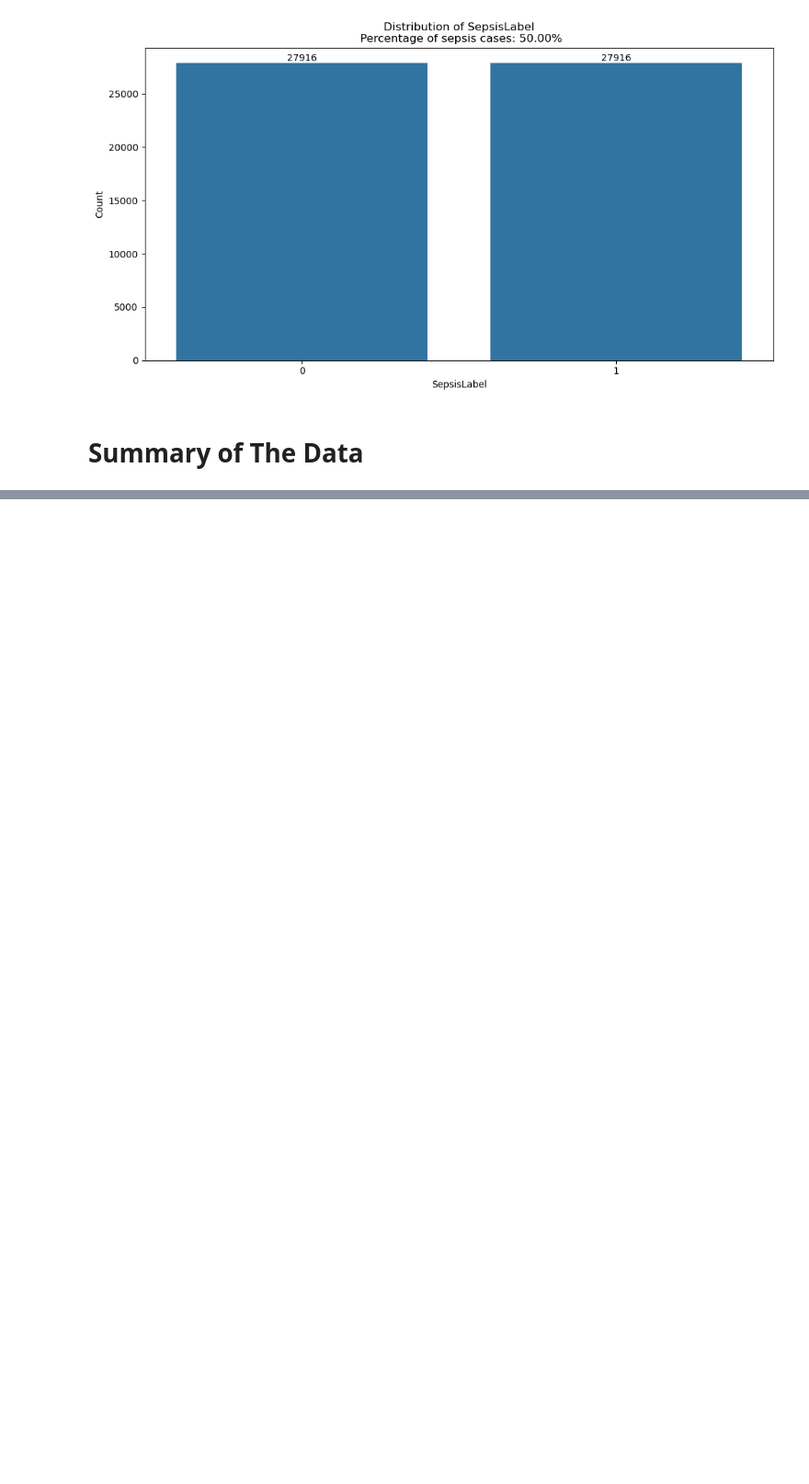
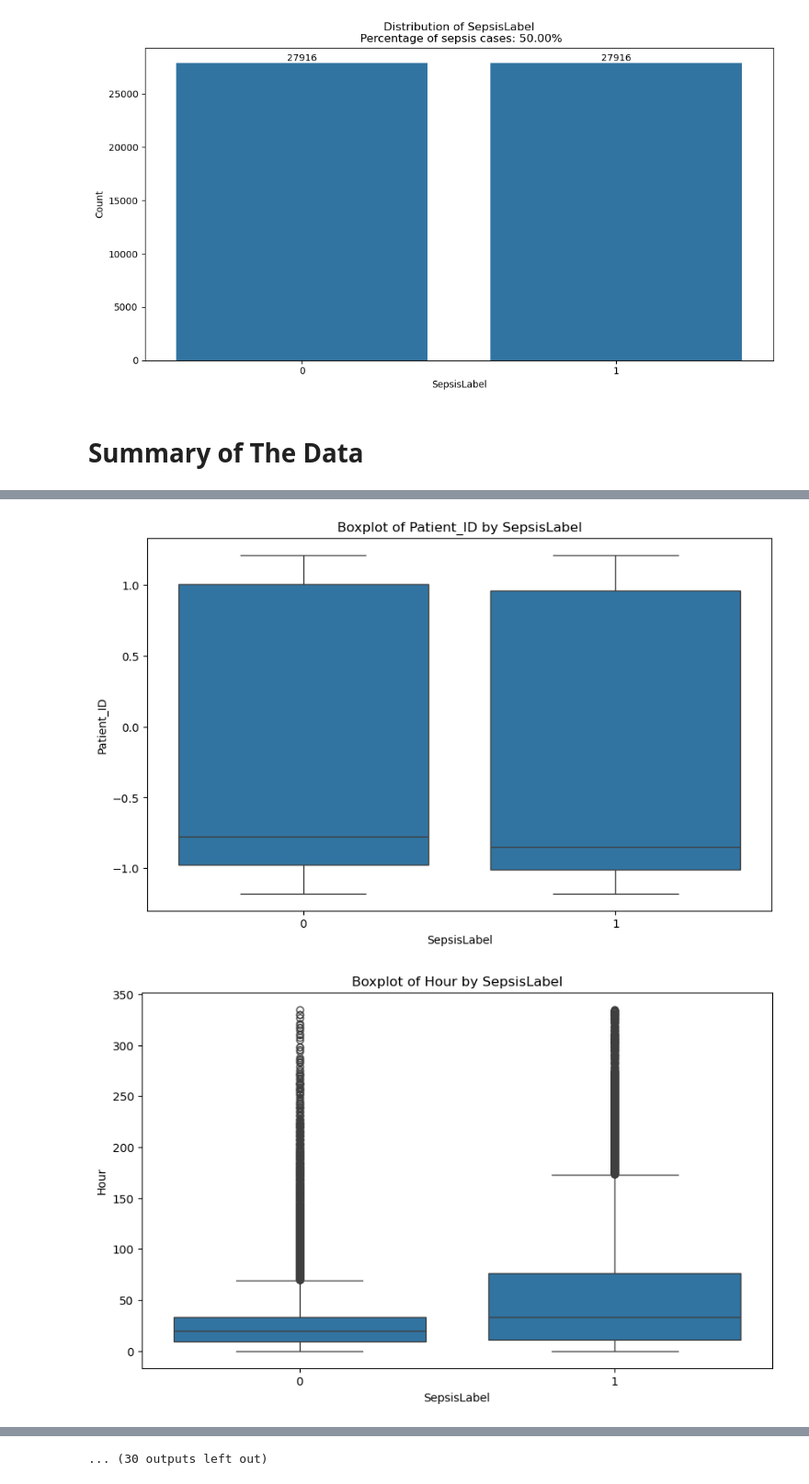
Before and after one commit to Sam-Mucyo/cs109a-final-proj, a Jupyter notebook: Final_MS3_Notebook.ipynb, the cells around one changed output, grey strips where cells are left out. Shown at 92% size. Drawn from its saved outputs; the diff is of its cells as text; code cells hidden in the pictures; blank space fills up the shorter version.

Commit message:
m3: add summary of data section from Eden's notebook

```diff
--- a/Final_MS3_Notebook.ipynb
+++ b/Final_MS3_Notebook.ipynb
@@ -260,0 +332,11 @@ check_class_imbalance(df_bal)
+# %%
+# Iterate over each column in df_bal, excluding 'SepsisLabel' itself
+for col in df_bal.columns:
+    if col != 'SepsisLabel':  # Exclude 'SepsisLabel' from plotting itself against SepsisLabel
+        plt.figure(figsize=(10, 6))  # Set figure size for each plot
+        sns.boxplot(data=df_bal, x='SepsisLabel', y=col)
+        plt.title(f'Boxplot of {col} by SepsisLabel')
+        plt.show()
+# %% [output]
+[figure, added]
+[figure, added]
@@ -260,0 +353 @@ check_class_imbalance(df_bal)
+... (30 outputs left out)
```
Also changed, not shown: parts of 8 cells of this notebook.
